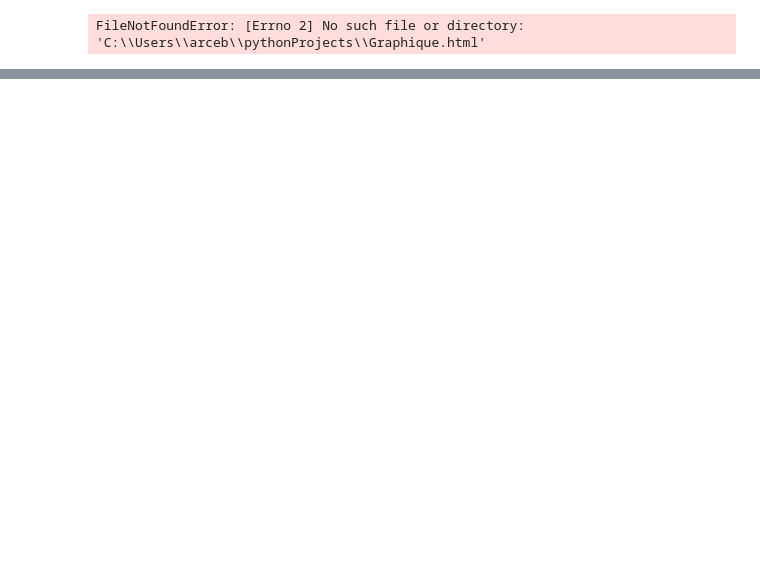
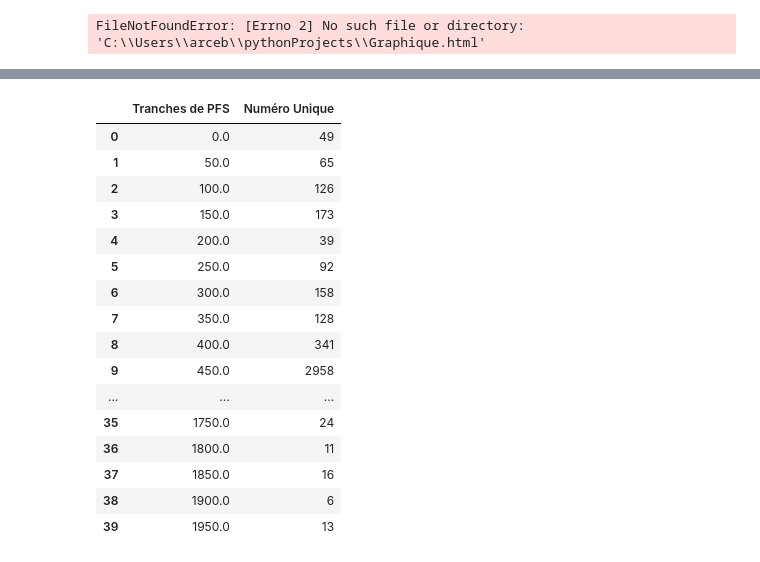
Before and after one commit to cmllbll/Social-Housing-in-France, a Jupyter notebook: Tableaux.ipynb, the cells around one changed output, grey strips where cells are left out. Saved outputs shown, nothing was run; the diff lists cells and outputs as text; code cells hidden in the pictures; blank space fills up the shorter version.

```diff
--- a/Tableaux.ipynb
+++ b/Tableaux.ipynb
@@ -525,0 +591,4 @@ import plotly
+# %%
+ri=RI[['Tranches de PFS', 'Numéro Unique']]
+ri = ri.groupby(by='Tranches de PFS').count()['Numéro Unique']
+ri = ri.to_frame()
@@ -525,0 +616,22 @@ import plotly
+# %%
+ri=ri.reset_index()
+# %%
+ri
+# %% [output]
+|  | Tranches de PFS | Numéro Unique |
+| 0 | 0.0 | 49 |
+| 1 | 50.0 | 65 |
+| 2 | 100.0 | 126 |
+| 3 | 150.0 | 173 |
+| 4 | 200.0 | 39 |
+| 5 | 250.0 | 92 |
+| 6 | 300.0 | 158 |
+| 7 | 350.0 | 128 |
+| 8 | 400.0 | 341 |
+| 9 | 450.0 | 2958 |
+| ... | ... | ... |
+| 35 | 1750.0 | 24 |
+| 36 | 1800.0 | 11 |
+| 37 | 1850.0 | 16 |
+| 38 | 1900.0 | 6 |
+| 39 | 1950.0 | 13 |
```
Also changed, not shown: parts of 12 cells of this notebook, 1 other file.
